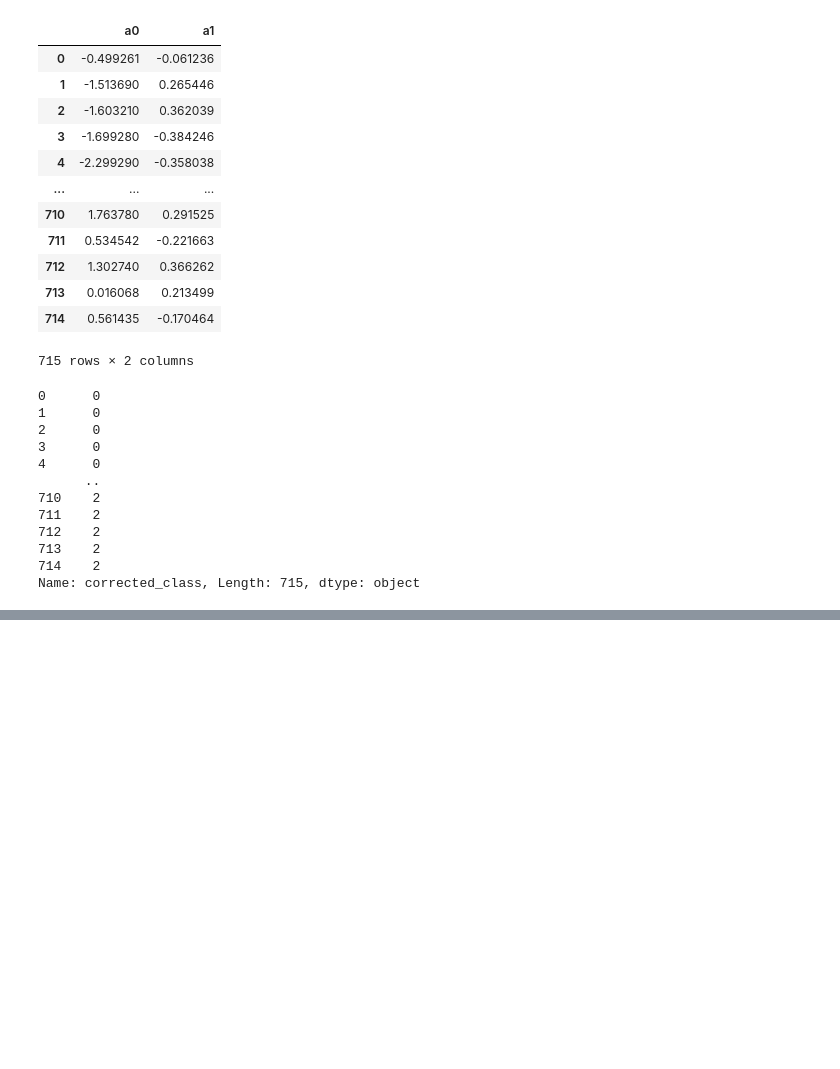
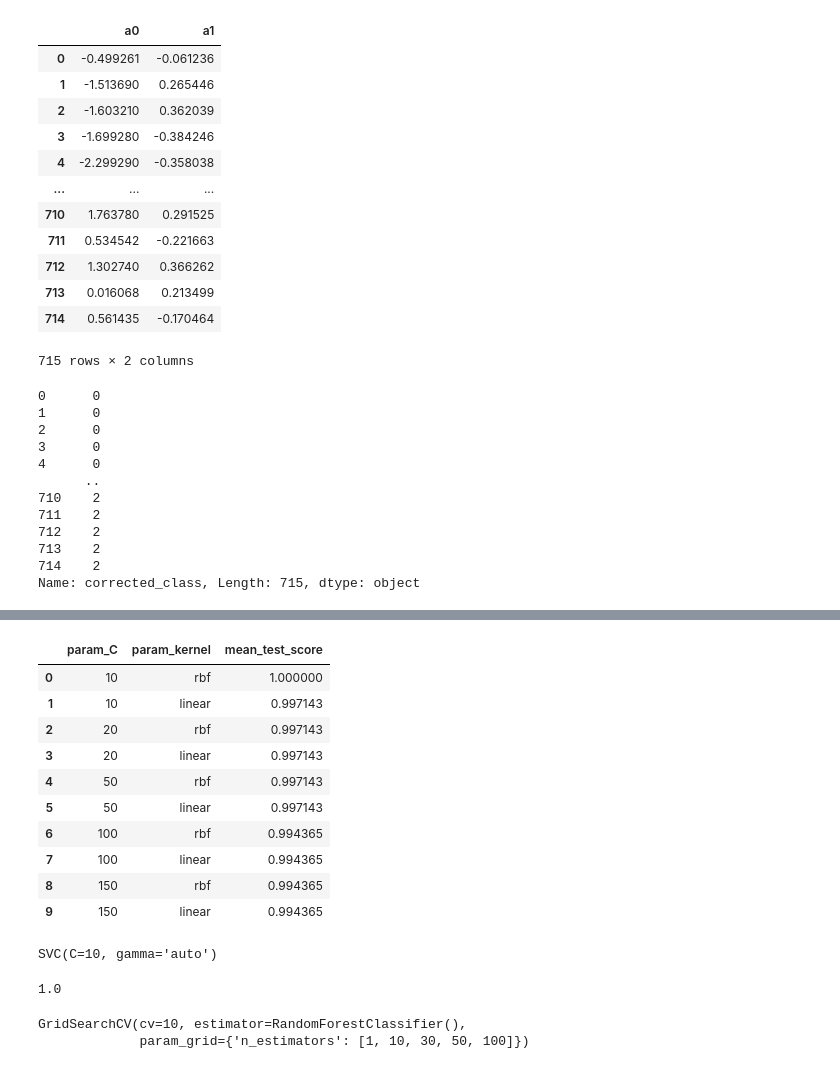
Before and after one commit to Sara-Yunus/PrepProjs, a Jupyter notebook: artificial_2d-3c-no123.ipynb, the cells around one changed output, grey strips where cells are left out. Drawn from its saved outputs; the diff is of its cells as text; code cells hidden in the pictures; blank space fills up the shorter version.

```diff
--- a/artificial_2d-3c-no123.ipynb
+++ b/artificial_2d-3c-no123.ipynb
@@ -124,0 +272,31 @@ model.score(x,y)
+# %%
+df5 = pd.DataFrame(clf3.cv_results_)
+df5[['param_C','param_kernel', 'mean_test_score']]
+# %% [output]
+|  | param_C | param_kernel | mean_test_score |
+| 0 | 10 | rbf | 1.000000 |
+| 1 | 10 | linear | 0.997143 |
+| 2 | 20 | rbf | 0.997143 |
+| 3 | 20 | linear | 0.997143 |
+| 4 | 50 | rbf | 0.997143 |
+| 5 | 50 | linear | 0.997143 |
+| 6 | 100 | rbf | 0.994365 |
+| 7 | 100 | linear | 0.994365 |
+| 8 | 150 | rbf | 0.994365 |
+| 9 | 150 | linear | 0.994365 |
+# %%
+clf3.best_estimator_
+# %% [output]
+SVC(C=10, gamma='auto')
+# %%
+clf3.best_score_
+# %% [output]
+1.0
+# %%
+clf4 = GridSearchCV(RandomForestClassifier(),{
+        'n_estimators': [1,10,30,50,100]
+}, cv= 10)
+clf4.fit(X, Y)
+# %% [output]
+GridSearchCV(cv=10, estimator=RandomForestClassifier(),
+             param_grid={'n_estimators': [1, 10, 30, 50, 100]})
```
Also changed, not shown: parts of 50 cells of this notebook, 2 other files.
